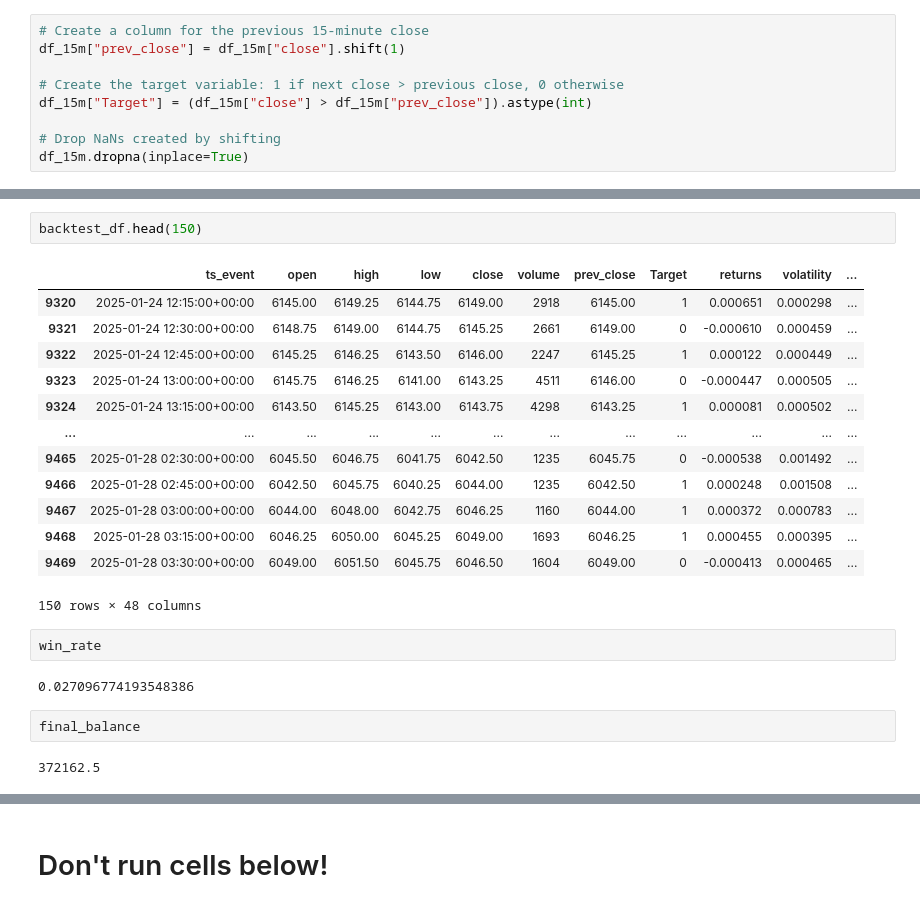
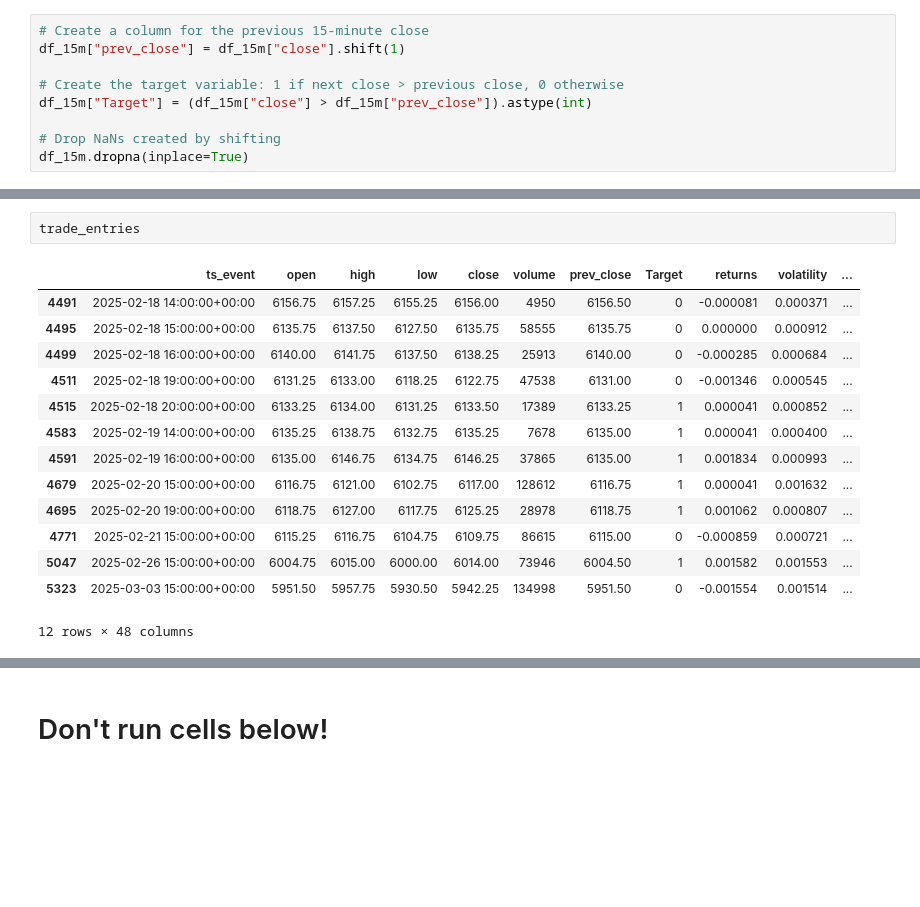
Before and after one commit to jujuaria/FutureTradingBot, a Jupyter notebook: simple_xgb.ipynb, the cells around one changed output, grey strips where cells are left out. Saved outputs shown, nothing was run; the diff lists cells and outputs as text; blank space fills up the shorter version.

```diff
--- a/simple_xgb.ipynb
+++ b/simple_xgb.ipynb
@@ -477,24 +539,17 @@ Final Balance: 69954.91071428572
-# %%
-backtest_df.head(150)
-# %% [output]
-|  | ts_event | open | high | low | close | volume | prev_close | Target | returns | volatility | ... |
-| 9320 | 2025-01-24 12:15:00+00:00 | 6145.00 | 6149.25 | 6144.75 | 6149.00 | 2918 | 6145.00 | 1 | 0.000651 | 0.000298 | ... |
-| 9321 | 2025-01-24 12:30:00+00:00 | 6148.75 | 6149.00 | 6144.75 | 6145.25 | 2661 | 6149.00 | 0 | -0.000610 | 0.000459 | ... |
-| 9322 | 2025-01-24 12:45:00+00:00 | 6145.25 | 6146.25 | 6143.50 | 6146.00 | 2247 | 6145.25 | 1 | 0.000122 | 0.000449 | ... |
-| 9323 | 2025-01-24 13:00:00+00:00 | 6145.75 | 6146.25 | 6141.00 | 6143.25 | 4511 | 6146.00 | 0 | -0.000447 | 0.000505 | ... |
-| 9324 | 2025-01-24 13:15:00+00:00 | 6143.50 | 6145.25 | 6143.00 | 6143.75 | 4298 | 6143.25 | 1 | 0.000081 | 0.000502 | ... |
-| ... | ... | ... | ... | ... | ... | ... | ... | ... | ... | ... | ... |
-| 9465 | 2025-01-28 02:30:00+00:00 | 6045.50 | 6046.75 | 6041.75 | 6042.50 | 1235 | 6045.75 | 0 | -0.000538 | 0.001492 | ... |
-| 9466 | 2025-01-28 02:45:00+00:00 | 6042.50 | 6045.75 | 6040.25 | 6044.00 | 1235 | 6042.50 | 1 | 0.000248 | 0.001508 | ... |
-| 9467 | 2025-01-28 03:00:00+00:00 | 6044.00 | 6048.00 | 6042.75 | 6046.25 | 1160 | 6044.00 | 1 | 0.000372 | 0.000783 | ... |
-| 9468 | 2025-01-28 03:15:00+00:00 | 6046.25 | 6050.00 | 6045.25 | 6049.00 | 1693 | 6046.25 | 1 | 0.000455 | 0.000395 | ... |
-| 9469 | 2025-01-28 03:30:00+00:00 | 6049.00 | 6051.50 | 6045.75 | 6046.50 | 1604 | 6049.00 | 0 | -0.000413 | 0.000465 | ... |
-150 rows × 48 columns
-# %%
-win_rate
-# %% [output]
-0.027096774193548386
-# %%
-final_balance
-# %% [output]
-372162.5
+# %%
+trade_entries
+# %% [output]
+|  | ts_event | open | high | low | close | volume | prev_close | Target | returns | volatility | ... |
+| 4491 | 2025-02-18 14:00:00+00:00 | 6156.75 | 6157.25 | 6155.25 | 6156.00 | 4950 | 6156.50 | 0 | -0.000081 | 0.000371 | ... |
+| 4495 | 2025-02-18 15:00:00+00:00 | 6135.75 | 6137.50 | 6127.50 | 6135.75 | 58555 | 6135.75 | 0 | 0.000000 | 0.000912 | ... |
+| 4499 | 2025-02-18 16:00:00+00:00 | 6140.00 | 6141.75 | 6137.50 | 6138.25 | 25913 | 6140.00 | 0 | -0.000285 | 0.000684 | ... |
+| 4511 | 2025-02-18 19:00:00+00:00 | 6131.25 | 6133.00 | 6118.25 | 6122.75 | 47538 | 6131.00 | 0 | -0.001346 | 0.000545 | ... |
+| 4515 | 2025-02-18 20:00:00+00:00 | 6133.25 | 6134.00 | 6131.25 | 6133.50 | 17389 | 6133.25 | 1 | 0.000041 | 0.000852 | ... |
+| 4583 | 2025-02-19 14:00:00+00:00 | 6135.25 | 6138.75 | 6132.75 | 6135.25 | 7678 | 6135.00 | 1 | 0.000041 | 0.000400 | ... |
+| 4591 | 2025-02-19 16:00:00+00:00 | 6135.00 | 6146.75 | 6134.75 | 6146.25 | 37865 | 6135.00 | 1 | 0.001834 | 0.000993 | ... |
+| 4679 | 2025-02-20 15:00:00+00:00 | 6116.75 | 6121.00 | 6102.75 | 6117.00 | 128612 | 6116.75 | 1 | 0.000041 | 0.001632 | ... |
+| 4695 | 2025-02-20 19:00:00+00:00 | 6118.75 | 6127.00 | 6117.75 | 6125.25 | 28978 | 6118.75 | 1 | 0.001062 | 0.000807 | ... |
+| 4771 | 2025-02-21 15:00:00+00:00 | 6115.25 | 6116.75 | 6104.75 | 6109.75 | 86615 | 6115.00 | 0 | -0.000859 | 0.000721 | ... |
+| 5047 | 2025-02-26 15:00:00+00:00 | 6004.75 | 6015.00 | 6000.00 | 6014.00 | 73946 | 6004.50 | 1 | 0.001582 | 0.001553 | ... |
+| 5323 | 2025-03-03 15:00:00+00:00 | 5951.50 | 5957.75 | 5930.50 | 5942.25 | 134998 | 5951.50 | 0 | -0.001554 | 0.001514 | ... |
+12 rows × 48 columns
```
Also changed, not shown: parts of 31 cells of this notebook, 5 other files.
